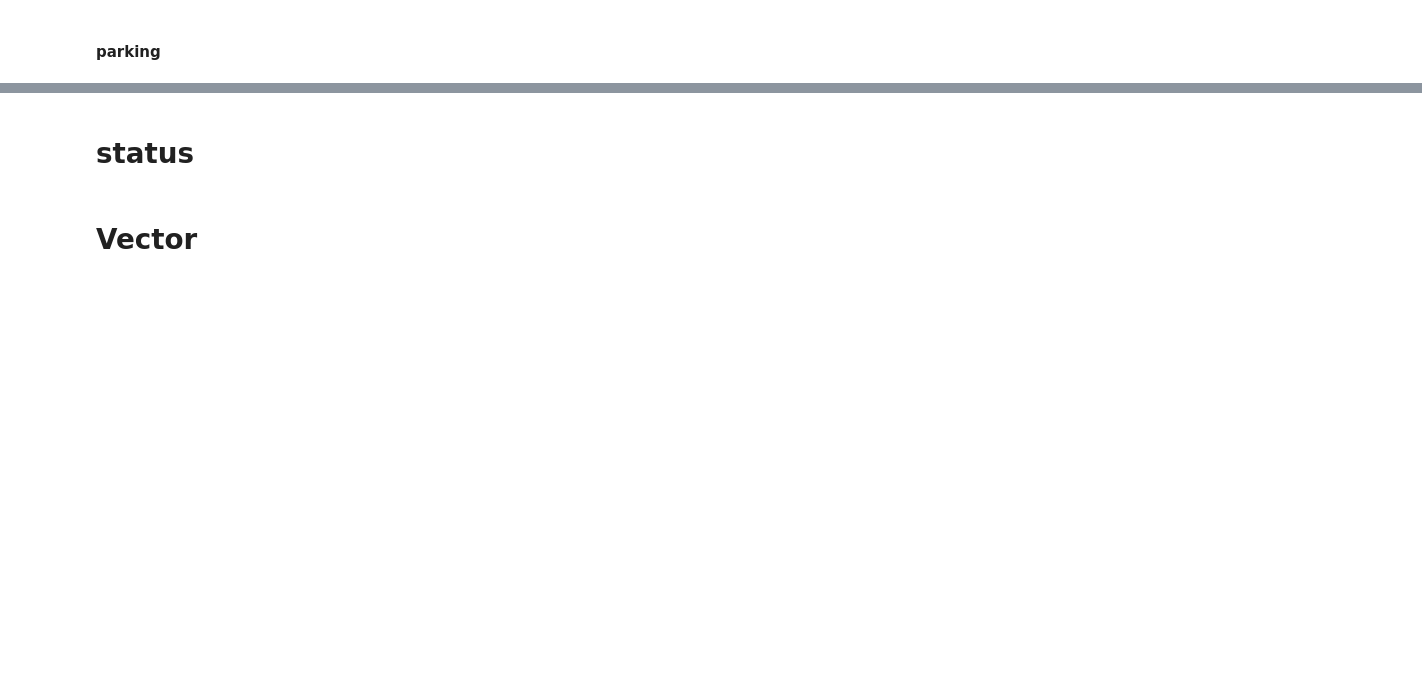
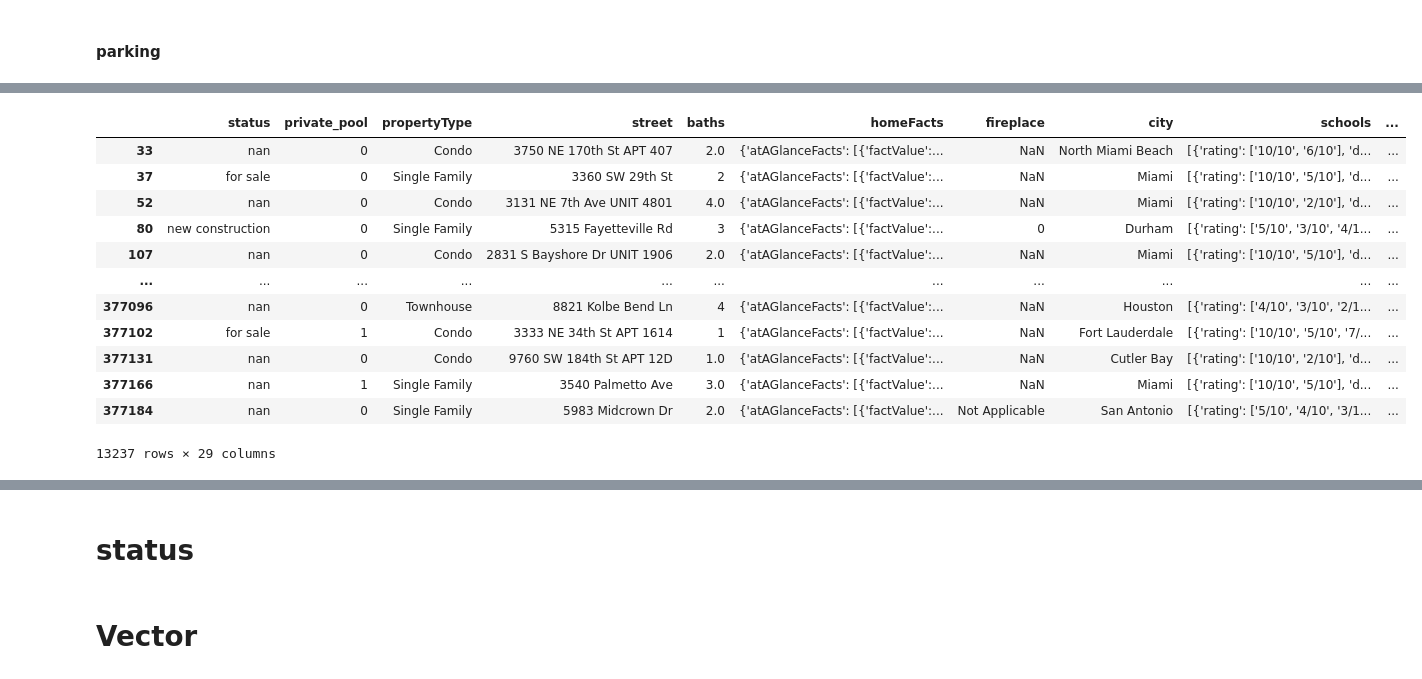
Before and after one commit to SeregeiKroupen/SF, a Jupyter notebook: final_project/Final_project.ipynb, the cells around one changed output, grey strips where cells are left out. Saved outputs shown, nothing was run; the diff lists cells and outputs as text; code cells hidden in the pictures; blank space fills up the shorter version.

```diff
--- a/final_project/Final_project.ipynb
+++ b/final_project/Final_project.ipynb
@@ -901,0 +1031,16 @@ beds[beds.beds_text=='nn']
+# %%
+data[data.parking.str.contains('data')]
+# %% [output]
+|  | status | private_pool | propertyType | street | baths | homeFacts | fireplace | city | schools | ... |
+| 33 | nan | 0 | Condo | 3750 NE 170th St APT 407 | 2.0 | {'atAGlanceFacts': [{'factValue':... | NaN | North Miami Beach | [{'rating': ['10/10', '6/10'], 'd... | ... |
+| 37 | for sale | 0 | Single Family | 3360 SW 29th St | 2 | {'atAGlanceFacts': [{'factValue':... | NaN | Miami | [{'rating': ['10/10', '5/10'], 'd... | ... |
+| 52 | nan | 0 | Condo | 3131 NE 7th Ave UNIT 4801 | 4.0 | {'atAGlanceFacts': [{'factValue':... | NaN | Miami | [{'rating': ['10/10', '2/10'], 'd... | ... |
+| 80 | new construction | 0 | Single Family | 5315 Fayetteville Rd | 3 | {'atAGlanceFacts': [{'factValue':... | 0 | Durham | [{'rating': ['5/10', '3/10', '4/1... | ... |
+| 107 | nan | 0 | Condo | 2831 S Bayshore Dr UNIT 1906 | 2.0 | {'atAGlanceFacts': [{'factValue':... | NaN | Miami | [{'rating': ['10/10', '5/10'], 'd... | ... |
+| ... | ... | ... | ... | ... | ... | ... | ... | ... | ... | ... |
+| 377096 | nan | 0 | Townhouse | 8821 Kolbe Bend Ln | 4 | {'atAGlanceFacts': [{'factValue':... | NaN | Houston | [{'rating': ['4/10', '3/10', '2/1... | ... |
+| 377102 | for sale | 1 | Condo | 3333 NE 34th St APT 1614 | 1 | {'atAGlanceFacts': [{'factValue':... | NaN | Fort Lauderdale | [{'rating': ['10/10', '5/10', '7/... | ... |
+| 377131 | nan | 0 | Condo | 9760 SW 184th St APT 12D | 1.0 | {'atAGlanceFacts': [{'factValue':... | NaN | Cutler Bay | [{'rating': ['10/10', '2/10'], 'd... | ... |
+| 377166 | nan | 1 | Single Family | 3540 Palmetto Ave | 3.0 | {'atAGlanceFacts': [{'factValue':... | NaN | Miami | [{'rating': ['10/10', '5/10'], 'd... | ... |
+| 377184 | nan | 0 | Single Family | 5983 Midcrown Dr | 2.0 | {'atAGlanceFacts': [{'factValue':... | Not Applicable | San Antonio | [{'rating': ['5/10', '4/10', '3/1... | ... |
+13237 rows × 29 columns
```
Also changed, not shown: parts of 48 cells of this notebook, 4 other files.
